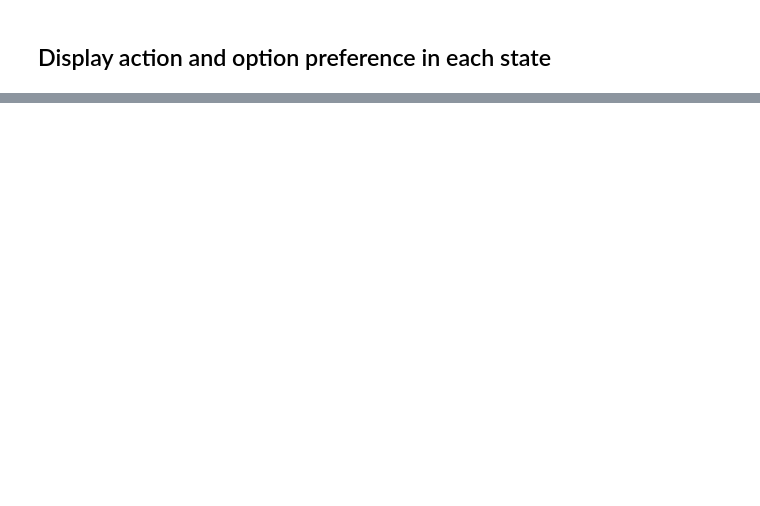
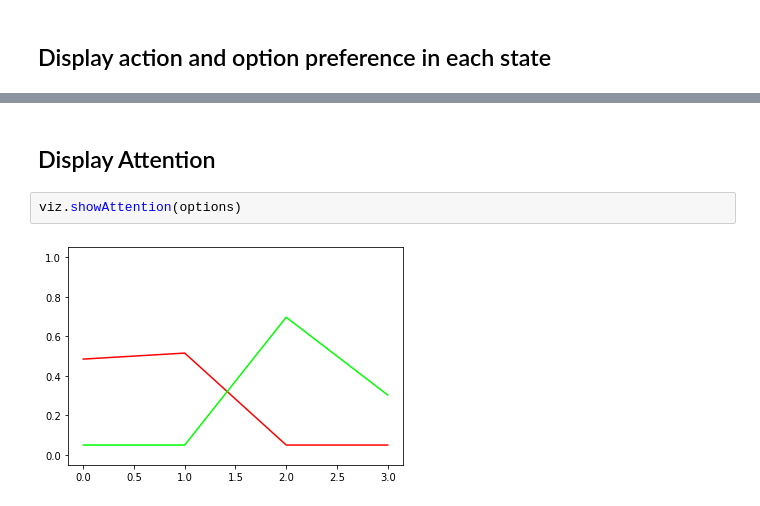
Before and after one commit to covector/AOAOC, a Jupyter notebook: code/Experiment.ipynb, the cells around one changed output, grey strips where cells are left out. Drawn from its saved outputs; the diff is of its cells as text; blank space fills up the shorter version.

Commit message:
added softmax attention and tiny tweak

```diff
--- a/code/Experiment.ipynb
+++ b/code/Experiment.ipynb
@@ -245,0 +231,6 @@ viz.showPref(options[opt].weightsP)
+# %% [markdown]
+## Display Attention
+# %%
+viz.showAttention(options)
+# %% [output]
+[figure, added]
```
Also changed, not shown: parts of 6 cells of this notebook, 3 other files.
